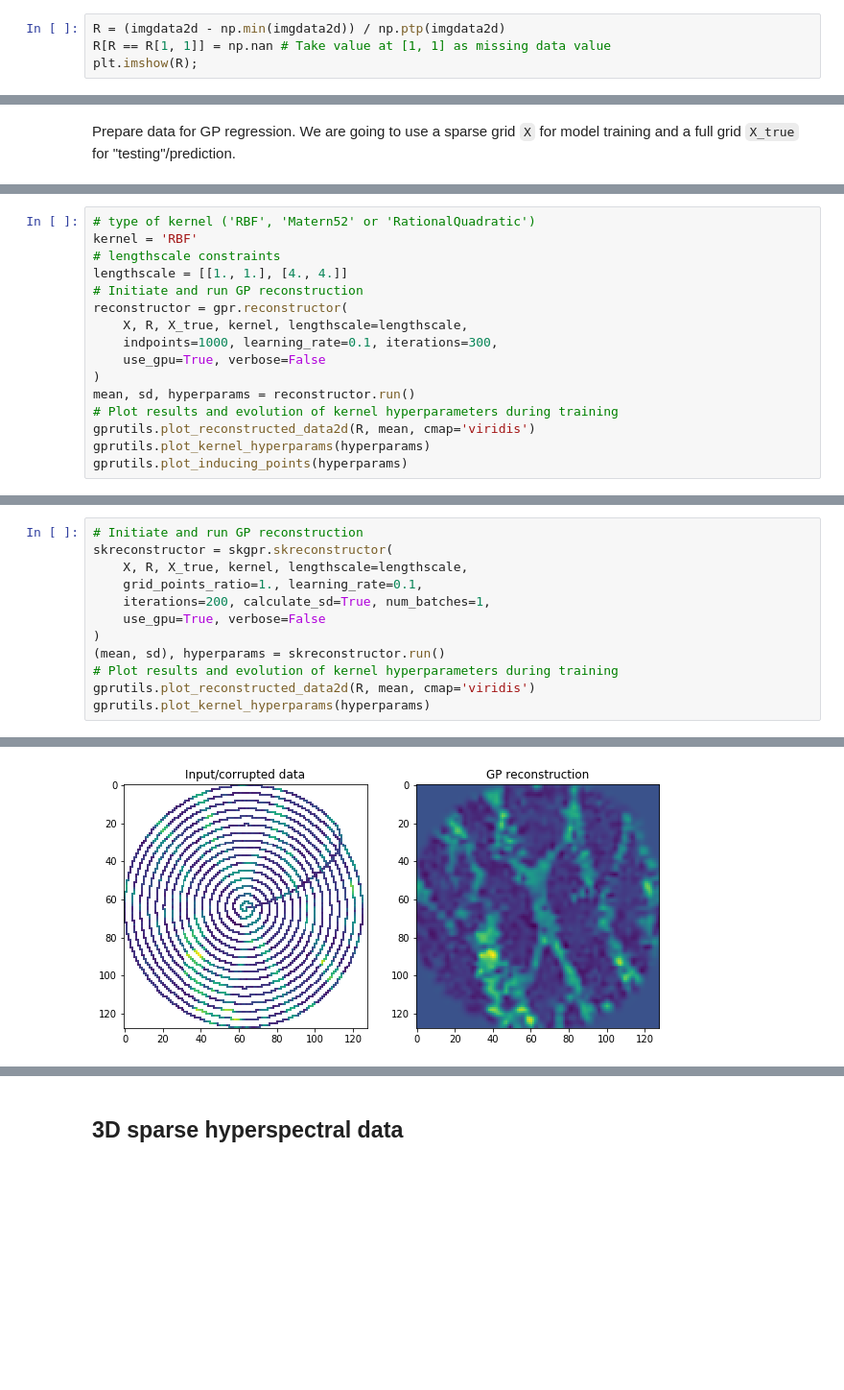
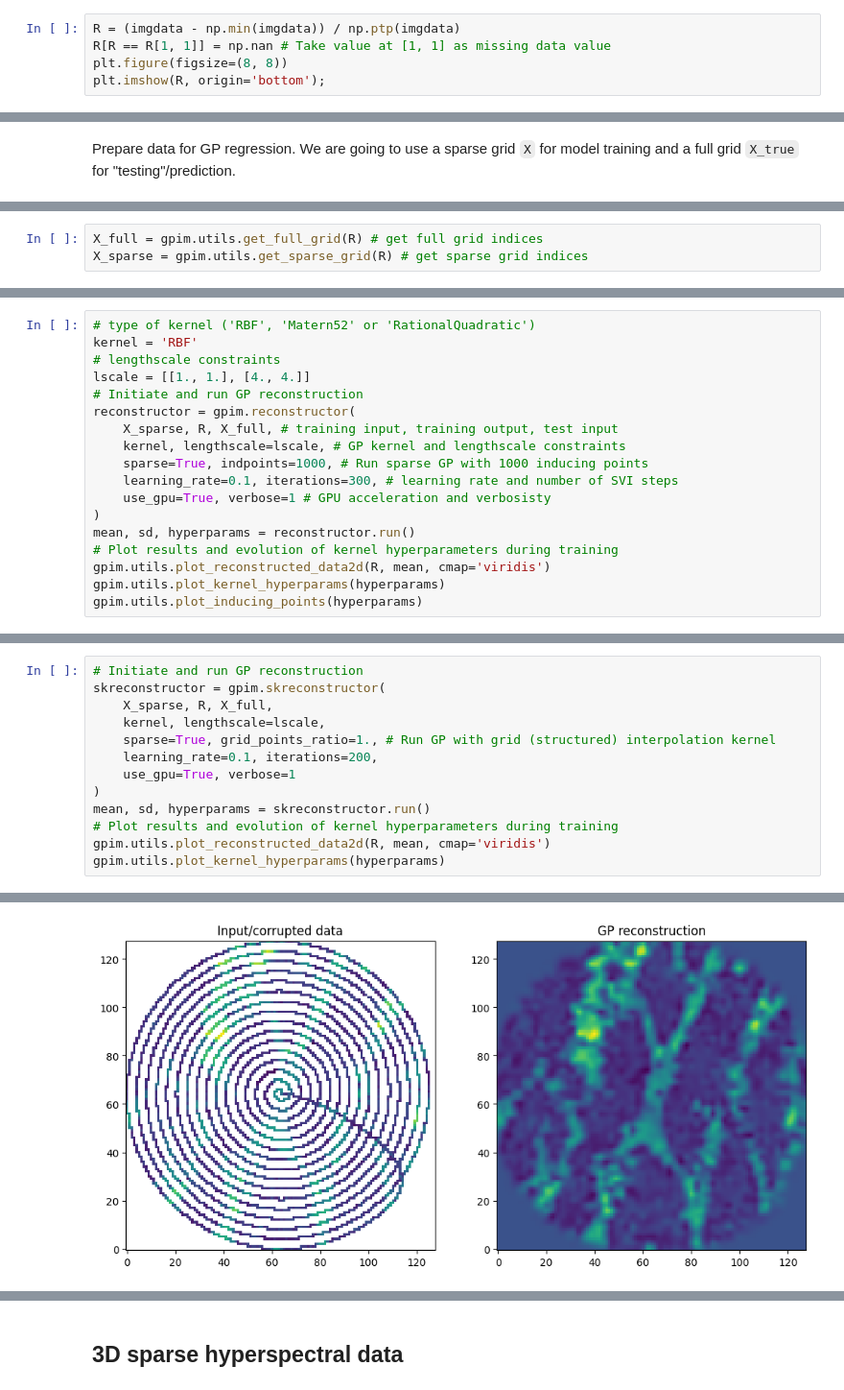
Before and after one commit to ziatdinovmax/APS2020Tutorial, a Jupyter notebook: APS2020_GPim.ipynb, the cells around one changed output, grey strips where cells are left out. Shown at 96% size. Saved outputs shown, nothing was run; the diff lists cells and outputs as text; blank space fills up the shorter version.

````diff
--- a/APS2020_GPim.ipynb
+++ b/APS2020_GPim.ipynb
@@ -41,7 +40,8 @@ plt.imshow(imgdata2d);
 # %% [markdown]
 Normalize and assign NaNs to regions with no data:
 # %%
-R = (imgdata2d - np.min(imgdata2d)) / np.ptp(imgdata2d)
+R = (imgdata - np.min(imgdata)) / np.ptp(imgdata)
 R[R == R[1, 1]] = np.nan # Take value at [1, 1] as missing data value
-plt.imshow(R);
+plt.figure(figsize=(8, 8))
+plt.imshow(R, origin='bottom');
 # %% [output]
@@ -54,2 +51,5 @@ X_true = gprutils.get_full_grid(R) # get full grid indices
+# %%
+X_full = gpim.utils.get_full_grid(R) # get full grid indices
+X_sparse = gpim.utils.get_sparse_grid(R) # get sparse grid indices
 # %% [markdown]
 We will now run the GP regression for reconstructing the image from the sparse scan. Notice that by varying parameters such as ```indpoints```, ```learning_rate``` and ```iterations```, you can vary the model training time between seconds and minutes.
@@ -59,16 +57,18 @@ We will now run the GP regression for reconstructing the image from the sparse s
 # type of kernel ('RBF', 'Matern52' or 'RationalQuadratic')
 kernel = 'RBF'
 # lengthscale constraints
-lengthscale = [[1., 1.], [4., 4.]]
+lscale = [[1., 1.], [4., 4.]]
 # Initiate and run GP reconstruction
-reconstructor = gpr.reconstructor(
-    X, R, X_true, kernel, lengthscale=lengthscale,
-    indpoints=1000, learning_rate=0.1, iterations=300,
-    use_gpu=True, verbose=False
+reconstructor = gpim.reconstructor(
+    X_sparse, R, X_full, # training input, training output, test input
+    kernel, lengthscale=lscale, # GP kernel and lengthscale constraints
+    sparse=True, indpoints=1000, # Run sparse GP with 1000 inducing points
+    learning_rate=0.1, iterations=300, # learning rate and number of SVI steps
+    use_gpu=True, verbose=1 # GPU acceleration and verbosisty
 )
 mean, sd, hyperparams = reconstructor.run()
 # Plot results and evolution of kernel hyperparameters during training
-gprutils.plot_reconstructed_data2d(R, mean, cmap='viridis')
-gprutils.plot_kernel_hyperparams(hyperparams)
-gprutils.plot_inducing_points(hyperparams)
+gpim.utils.plot_reconstructed_data2d(R, mean, cmap='viridis')
+gpim.utils.plot_kernel_hyperparams(hyperparams)
+gpim.utils.plot_inducing_points(hyperparams)
 # %% [output]
@@ -87,14 +86,15 @@ We can also try [structured kernel](http://proceedings.mlr.press/v37/wilson15.pd
 # %%
 # Initiate and run GP reconstruction
-skreconstructor = skgpr.skreconstructor(
-    X, R, X_true, kernel, lengthscale=lengthscale,
-    grid_points_ratio=1., learning_rate=0.1,
-    iterations=200, calculate_sd=True, num_batches=1,
-    use_gpu=True, verbose=False
+skreconstructor = gpim.skreconstructor(
+    X_sparse, R, X_full,
+    kernel, lengthscale=lscale,
+    sparse=True, grid_points_ratio=1., # Run GP with grid (structured) interpolation kernel
+    learning_rate=0.1, iterations=200,
+    use_gpu=True, verbose=1
 )
-(mean, sd), hyperparams = skreconstructor.run()
+mean, sd, hyperparams = skreconstructor.run()
 # Plot results and evolution of kernel hyperparameters during training
-gprutils.plot_reconstructed_data2d(R, mean, cmap='viridis')
-gprutils.plot_kernel_hyperparams(hyperparams)
+gpim.utils.plot_reconstructed_data2d(R, mean, cmap='viridis')
+gpim.utils.plot_kernel_hyperparams(hyperparams)
 # %% [output]
 Model training...
@@ -105,7 +105,7 @@ Final parameter values:
 Calculating predictive mean and uncertainty...
 Batch 1/1
 Done
-[figure, old version]
+[figure, new version]
 [figure]
 # %% [markdown]
 ## 3D sparse hyperspectral data
````
Also changed, not shown: parts of 17 cells of this notebook.
